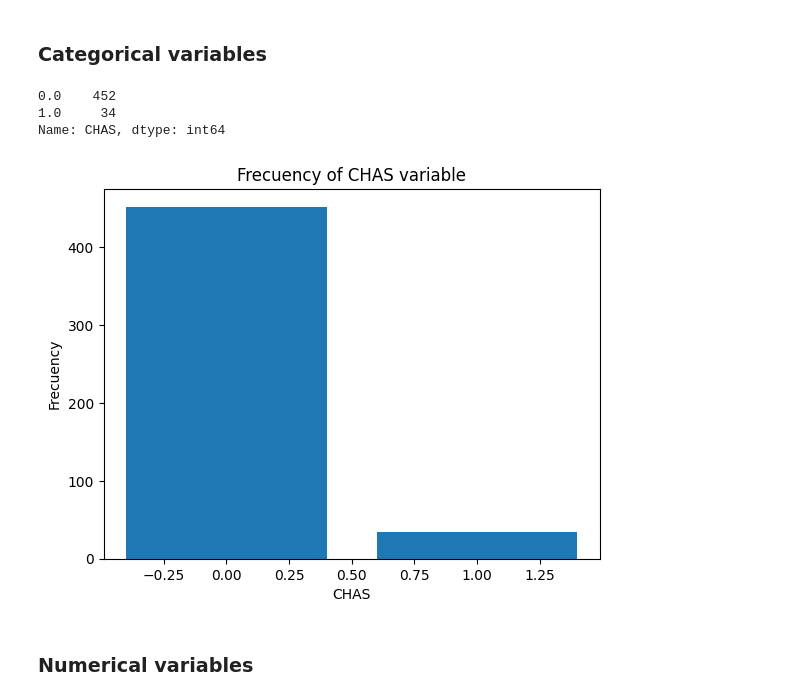
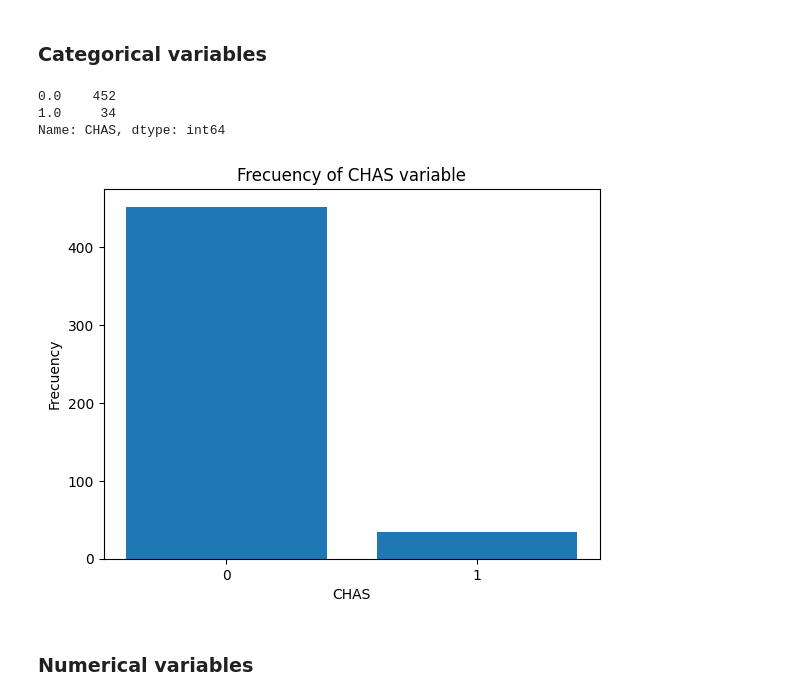
Before and after one commit to Eva080804/EDA, a Jupyter notebook: Ejercicio_1/EDA_inicial_blanco__ENG.ipynb, the cells around one changed output. Saved outputs shown, nothing was run; the diff lists cells and outputs as text; code cells hidden in the pictures.

```diff
--- a/Ejercicio_1/EDA_inicial_blanco__ENG.ipynb
+++ b/Ejercicio_1/EDA_inicial_blanco__ENG.ipynb
@@ -185,21 +185,21 @@ Columna: MEDV, Tipo de dato: float64, Numero de valores nulos: 0
 # %%
 conteos = df['CHAS'].value_counts()
 
-# Asegurarse de que el índice sea 0 y 1
 eje_x = conteos.index
 eje_y = df['CHAS'].value_counts()
 
 plt.bar(eje_x, eje_y)
 plt.xlabel('CHAS')
 plt.ylabel('Frecuency')
 plt.title('Frecuency of CHAS variable')
+plt.xticks(eje_x)
 
 print(conteos)
 # %% [output]
 0.0    452
 1.0     34
 Name: CHAS, dtype: int64
-[figure, old version]
+[figure, new version]
 # %% [markdown]
 ### Numerical variables
 # %%
```
Also changed, not shown: parts of 6 cells of this notebook.
